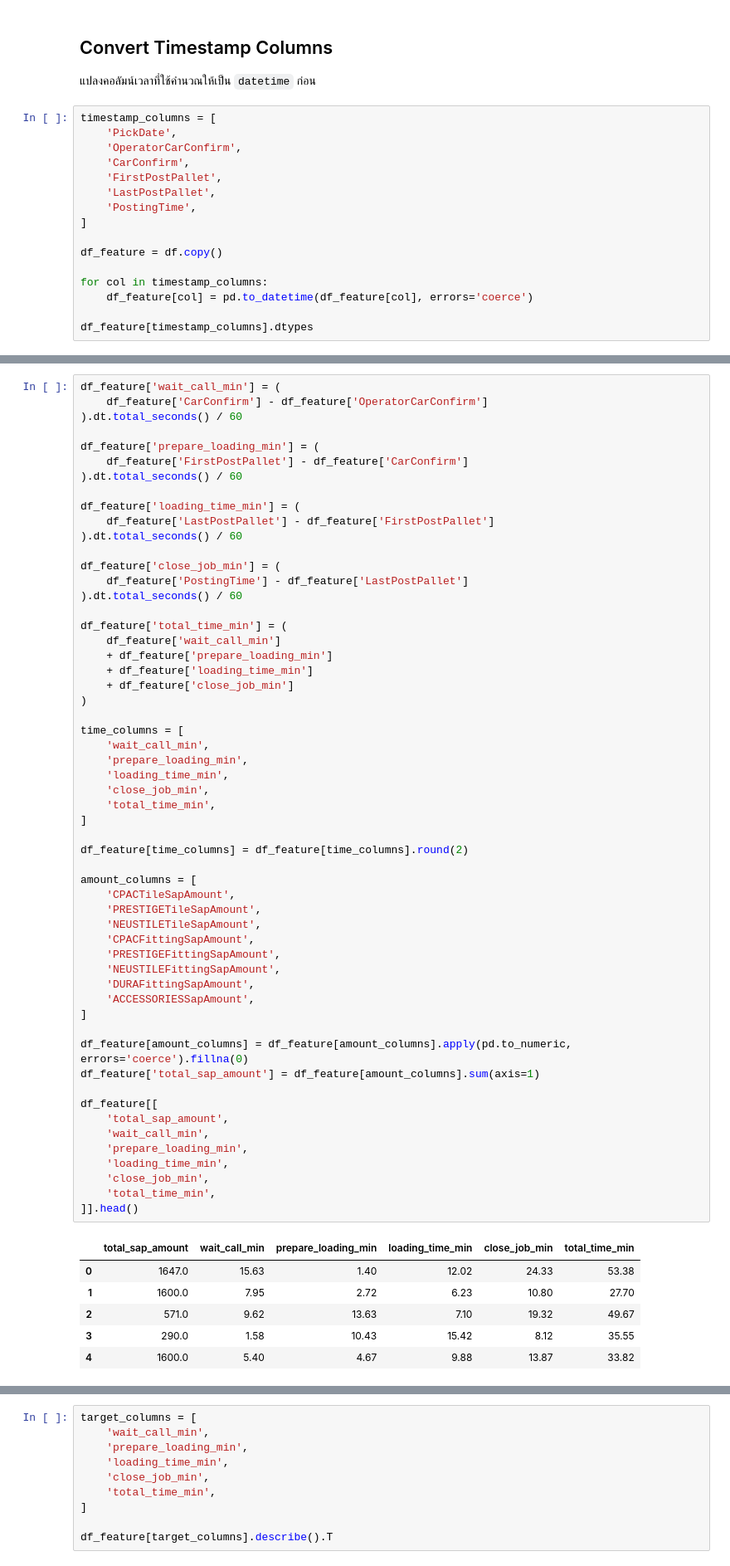
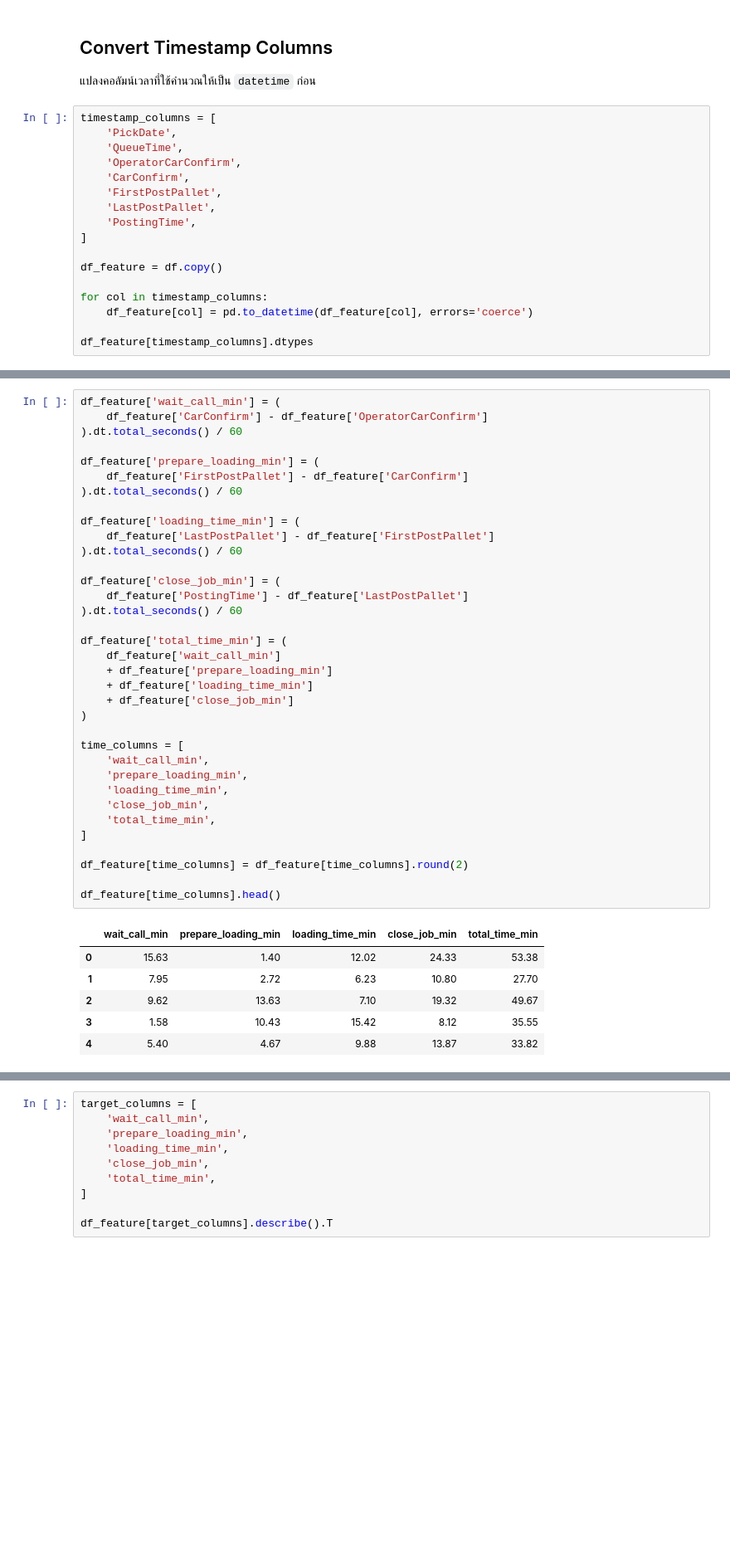
Before and after one commit to Armpa16/WMS-ML, a Jupyter notebook: notebooks/04_FeatureEngineering.ipynb, the cells around one changed output, grey strips where cells are left out. Shown at 83% size. Cells and saved outputs as stored; diff of their text form; blank space fills up the shorter version.

```diff
--- a/notebooks/04_FeatureEngineering.ipynb
+++ b/notebooks/04_FeatureEngineering.ipynb
@@ -48,6 +48,7 @@ shape: (7519, 37)
 # %%
 timestamp_columns = [
     'PickDate',
+    'QueueTime',
     'OperatorCarConfirm',
     'CarConfirm',
     'FirstPostPallet',
@@ -140,58 +134,37 @@ df_feature['wait_call_min'] = (
 df_feature['prepare_loading_min'] = (
     df_feature['FirstPostPallet'] - df_feature['CarConfirm']
 ).dt.total_seconds() / 60
 
 df_feature['loading_time_min'] = (
     df_feature['LastPostPallet'] - df_feature['FirstPostPallet']
 ).dt.total_seconds() / 60
 
 df_feature['close_job_min'] = (
     df_feature['PostingTime'] - df_feature['LastPostPallet']
 ).dt.total_seconds() / 60
 
 df_feature['total_time_min'] = (
     df_feature['wait_call_min']
     + df_feature['prepare_loading_min']
     + df_feature['loading_time_min']
     + df_feature['close_job_min']
 )
 
 time_columns = [
     'wait_call_min',
     'prepare_loading_min',
     'loading_time_min',
     'close_job_min',
     'total_time_min',
 ]
 
 df_feature[time_columns] = df_feature[time_columns].round(2)
 
-amount_columns = [
-    'CPACTileSapAmount',
-    'PRESTIGETileSapAmount',
-    'NEUSTILETileSapAmount',
-    'CPACFittingSapAmount',
-    'PRESTIGEFittingSapAmount',
-    'NEUSTILEFittingSapAmount',
-    'DURAFittingSapAmount',
-    'ACCESSORIESSapAmount',
-]
-
-df_feature[amount_columns] = df_feature[amount_columns].apply(pd.to_numeric, errors='coerce').fillna(0)
-df_feature['total_sap_amount'] = df_feature[amount_columns].sum(axis=1)
-
-df_feature[[
-    'total_sap_amount',
-    'wait_call_min',
-    'prepare_loading_min',
-    'loading_time_min',
-    'close_job_min',
-    'total_time_min',
-]].head()
+df_feature[time_columns].head()
 # %% [output]
-|  | total_sap_amount | wait_call_min | prepare_loading_min | loading_time_min | close_job_min | total_time_min |
-| 0 | 1647.0 | 15.63 | 1.40 | 12.02 | 24.33 | 53.38 |
-| 1 | 1600.0 | 7.95 | 2.72 | 6.23 | 10.80 | 27.70 |
-| 2 | 571.0 | 9.62 | 13.63 | 7.10 | 19.32 | 49.67 |
-| 3 | 290.0 | 1.58 | 10.43 | 15.42 | 8.12 | 35.55 |
-| 4 | 1600.0 | 5.40 | 4.67 | 9.88 | 13.87 | 33.82 |
+|  | wait_call_min | prepare_loading_min | loading_time_min | close_job_min | total_time_min |
+| 0 | 15.63 | 1.40 | 12.02 | 24.33 | 53.38 |
+| 1 | 7.95 | 2.72 | 6.23 | 10.80 | 27.70 |
+| 2 | 9.62 | 13.63 | 7.10 | 19.32 | 49.67 |
+| 3 | 1.58 | 10.43 | 15.42 | 8.12 | 35.55 |
+| 4 | 5.40 | 4.67 | 9.88 | 13.87 | 33.82 |
```
Also changed, not shown: parts of 14 cells of this notebook, 3 other files.
